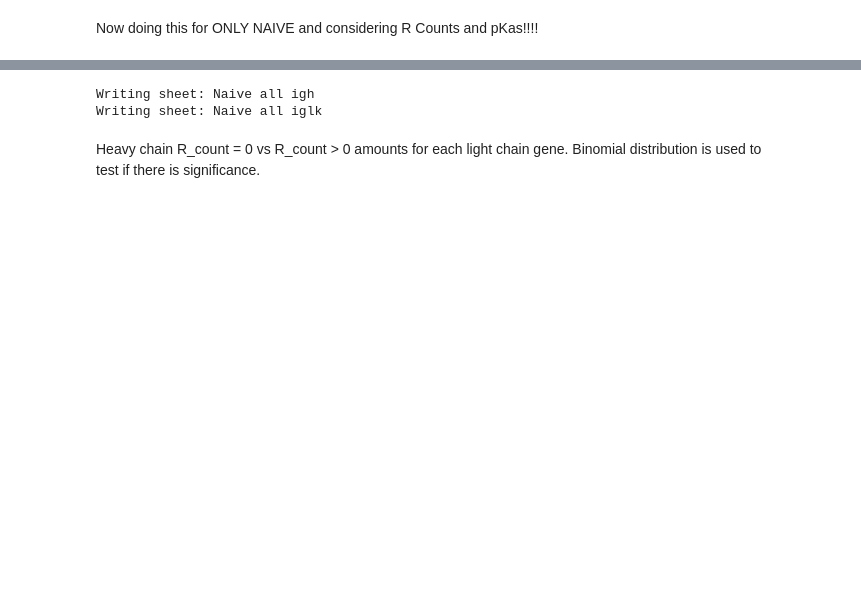
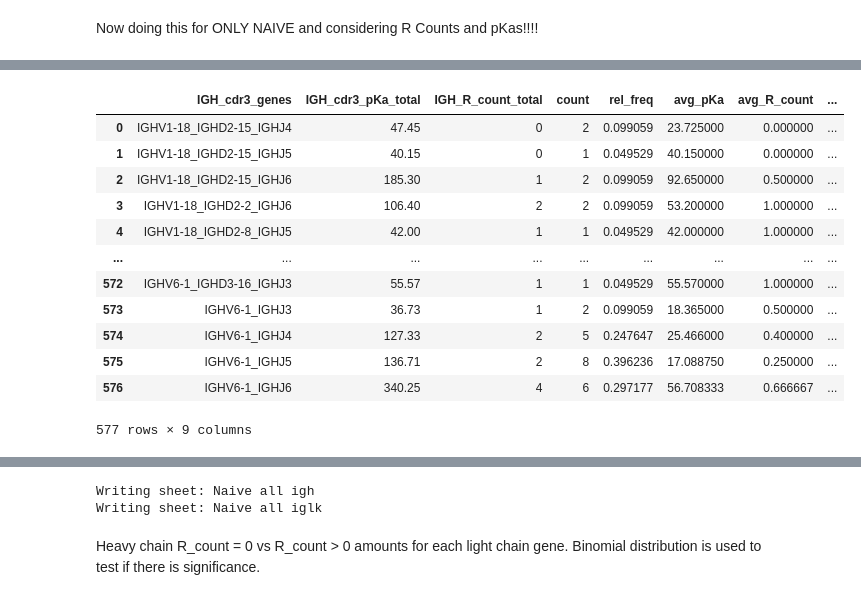
Before and after one commit to TaisiaK/BCR-Analysis, a Jupyter notebook: data_analysis.ipynb, the cells around one changed output, grey strips where cells are left out. Drawn from its saved outputs; the diff is of its cells as text; code cells hidden in the pictures; blank space fills up the shorter version.

```diff
--- a/data_analysis.ipynb
+++ b/data_analysis.ipynb
@@ -227,0 +224,45 @@ Index(['barcode', 'raw_clonotype_id', 'IGH_Unnamed: 0', 'IGH_is_cell',
+# %%
+#now time to brain storm how to do something like this with the pKas
+#stuff for function from here
+column_types = ['v_gene', 'd_gene', 'j_gene', 'cdr3_pKa', 'R_count']
+chain_types = ['IGH', 'IGL', 'IGK']
+wanted_columns = [f"{chain}_{col}" for chain in chain_types for col in column_types]
+charges_df = dfs['hcd1'][wanted_columns]
+formating.combine_cdr3_genes(charges_df, ['IGH', 'IGL','IGK'])
+needed_cols = [col for chain in ['IGH', 'IGL', 'IGK'] for col in [chain+'_cdr3_genes', chain+'_cdr3_pKa', chain+'_R_count']]
+needed_df = charges_df[needed_cols]
+combined_igh, combined_iglk = analysis.all_heavyLight_genes([needed_df], ['IGH_cdr3_genes', 'IGL_cdr3_genes', 'IGK_cdr3_genes'])
+ch_rel_abund_df = analysis.relative_abundance_df(needed_df,['cdr3_genes'], ['IGH'], combined_igh)
+needed_igh_df = needed_df[['IGH_cdr3_genes', 'IGH_cdr3_pKa', 'IGH_R_count']].dropna(subset=['IGH_cdr3_pKa'])
+IGH_cdr3_genes = []
+IGH_cdr3_pKa_total = []
+IGH_R_count_total = []
+grouped = needed_igh_df.groupby('IGH_cdr3_genes')
+for gene_names in ch_rel_abund_df.index:
+    print(gene_names)
+    print(type(gene_names))
+    IGH_cdr3_genes.append(gene_names)
+    IGH_cdr3_pKa_total.append(grouped.get_group(gene_names)['IGH_cdr3_pKa'].sum())
+    IGH_R_count_total.append(grouped.get_group(gene_names)['IGH_R_count'].sum())
+igh_charge_df = pd.DataFrame({"IGH_cdr3_genes": IGH_cdr3_genes, "IGH_cdr3_pKa_total": IGH_cdr3_pKa_total, "IGH_R_count_total":IGH_R_count_total})
+igh_charge_df = pd.merge(igh_charge_df, ch_rel_abund_df.reset_index().set_axis(['IGH_cdr3_genes', 'count', 'rel_freq'], axis=1), on=['IGH_cdr3_genes'], how='outer')
+igh_charge_df['avg_pKa'] = igh_charge_df['IGH_cdr3_pKa_total']/igh_charge_df['count']
+igh_charge_df['avg_R_count'] = igh_charge_df['IGH_R_count_total']/igh_charge_df['count']
+igh_charge_df['pKa_rel_freq'] = igh_charge_df['avg_pKa']*igh_charge_df['rel_freq']
+igh_charge_df['R_count_rel_freq'] = igh_charge_df['avg_R_count']*igh_charge_df['rel_freq']
+#to here!
+igh_charge_df
+# %% [output]
+|  | IGH_cdr3_genes | IGH_cdr3_pKa_total | IGH_R_count_total | count | rel_freq | avg_pKa | avg_R_count | ... |
+| 0 | IGHV1-18_IGHD2-15_IGHJ4 | 47.45 | 0 | 2 | 0.099059 | 23.725000 | 0.000000 | ... |
+| 1 | IGHV1-18_IGHD2-15_IGHJ5 | 40.15 | 0 | 1 | 0.049529 | 40.150000 | 0.000000 | ... |
+| 2 | IGHV1-18_IGHD2-15_IGHJ6 | 185.30 | 1 | 2 | 0.099059 | 92.650000 | 0.500000 | ... |
+| 3 | IGHV1-18_IGHD2-2_IGHJ6 | 106.40 | 2 | 2 | 0.099059 | 53.200000 | 1.000000 | ... |
+| 4 | IGHV1-18_IGHD2-8_IGHJ5 | 42.00 | 1 | 1 | 0.049529 | 42.000000 | 1.000000 | ... |
+| ... | ... | ... | ... | ... | ... | ... | ... | ... |
+| 572 | IGHV6-1_IGHD3-16_IGHJ3 | 55.57 | 1 | 1 | 0.049529 | 55.570000 | 1.000000 | ... |
+| 573 | IGHV6-1_IGHJ3 | 36.73 | 1 | 2 | 0.099059 | 18.365000 | 0.500000 | ... |
+| 574 | IGHV6-1_IGHJ4 | 127.33 | 2 | 5 | 0.247647 | 25.466000 | 0.400000 | ... |
+| 575 | IGHV6-1_IGHJ5 | 136.71 | 2 | 8 | 0.396236 | 17.088750 | 0.250000 | ... |
+| 576 | IGHV6-1_IGHJ6 | 340.25 | 4 | 6 | 0.297177 | 56.708333 | 0.666667 | ... |
+577 rows × 9 columns
```
Also changed, not shown: parts of 9 cells of this notebook, 2 other files.
